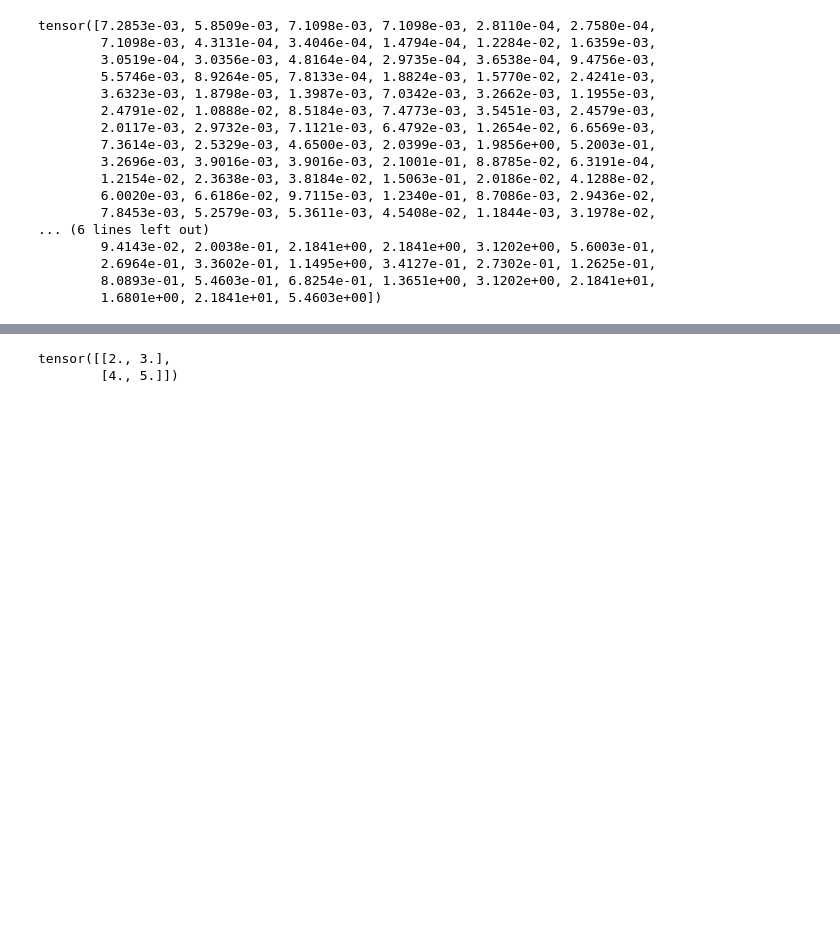
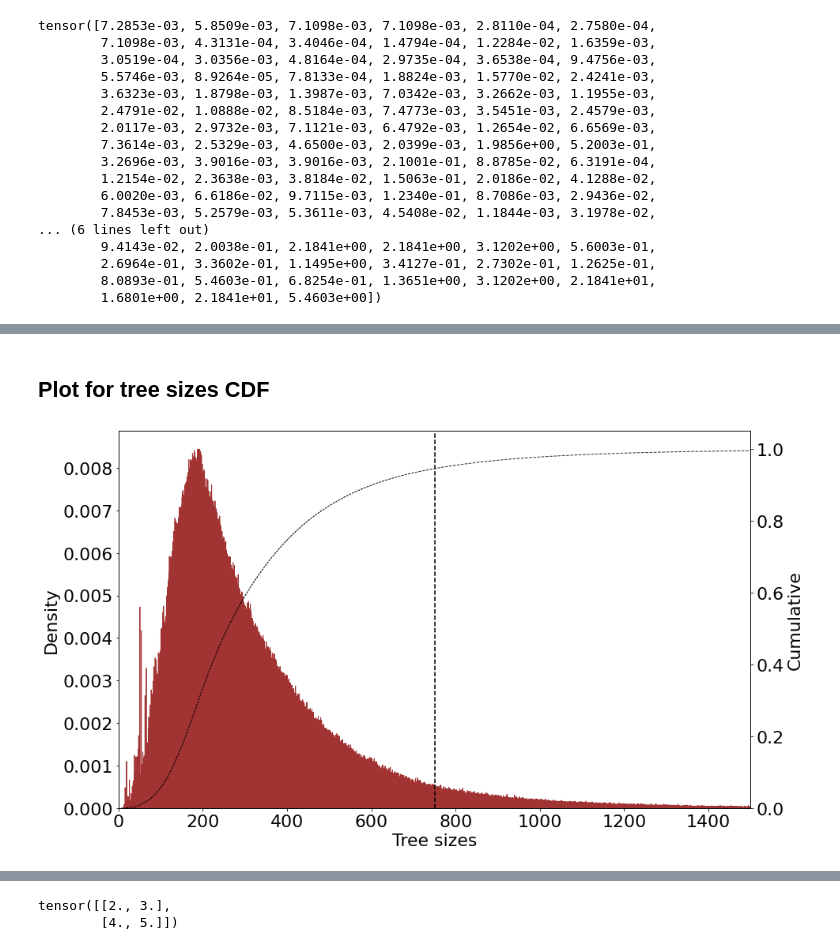
Before and after one commit to sander102907/autoencoder_program_synthesis, a Jupyter notebook: Tree_LSTM_VAE.ipynb, the cells around one changed output, grey strips where cells are left out. Saved outputs shown, nothing was run; the diff lists cells and outputs as text; code cells hidden in the pictures; blank space fills up the shorter version.

```diff
--- a/Tree_LSTM_VAE.ipynb
+++ b/Tree_LSTM_VAE.ipynb
@@ -231,0 +272,29 @@ for batch in loader:
+# %% [markdown]
+## Plot for tree sizes CDF
+# %%
+import matplotlib
+matplotlib.rcParams.update({'font.size': 22})
+
+
+tree_sizes = np.load('tree_sizes.npy')
+
+fig, ax = plt.subplots(figsize=(14, 8))
+ax.hist(tree_sizes, bins=100000, density=True, label='CDF',
+         histtype='step', alpha=0.8, color='darkred')
+
+plt.xlim([0, 1500])
+# ax.set_ylim([0, 0.01])
+ax.axvline(750, color='k', linestyle='--')
+
+ax2 = ax.twinx()
+ax2.hist(tree_sizes, bins=100000, density=True, cumulative=True, label='CDF',
+         histtype='step', alpha=0.8, color='k', linestyle='dashed')
+# plt.xlim([0, 2000])
+ax.set_xlabel('Tree sizes')
+ax.set_ylabel('Density')
+ax2.set_ylabel('Cumulative')
+plt.tight_layout()
+plt.savefig('tree_sizes.png')
+plt.show()
+# %% [output]
+[figure, added]
```
Also changed, not shown: parts of 40 cells of this notebook, 5 other files.
